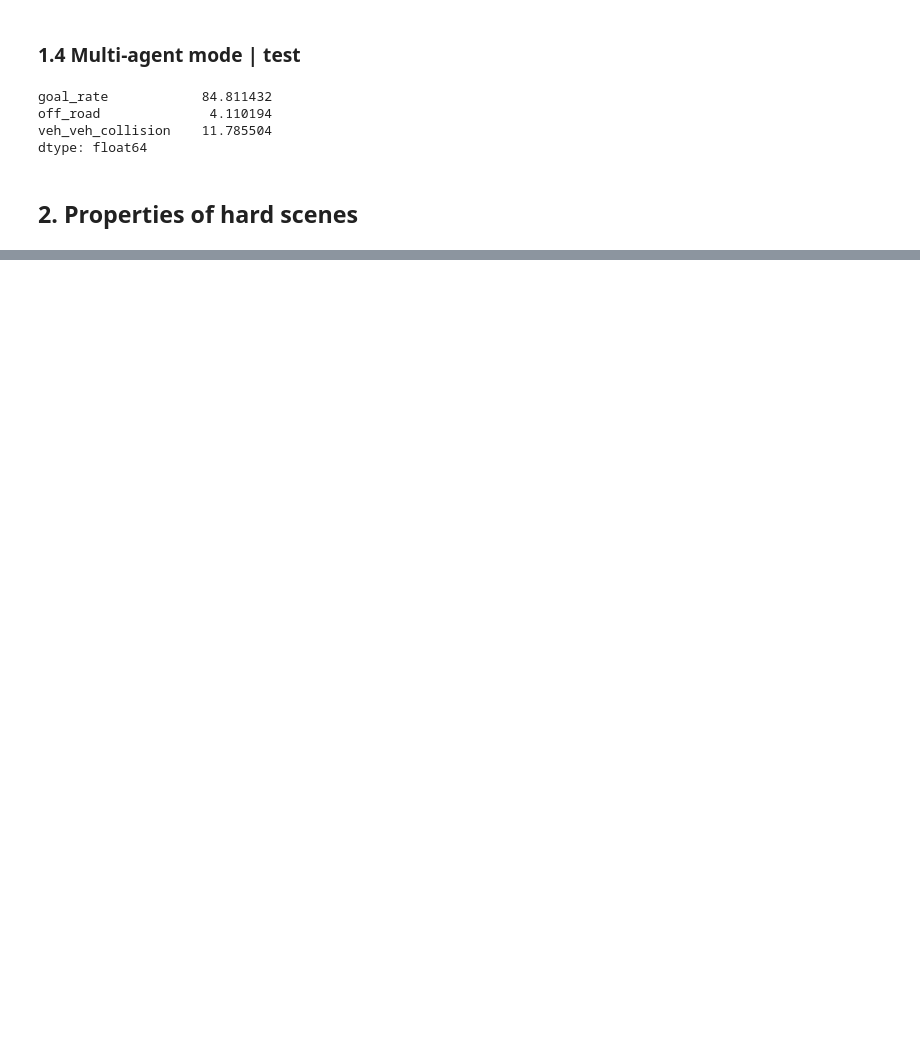
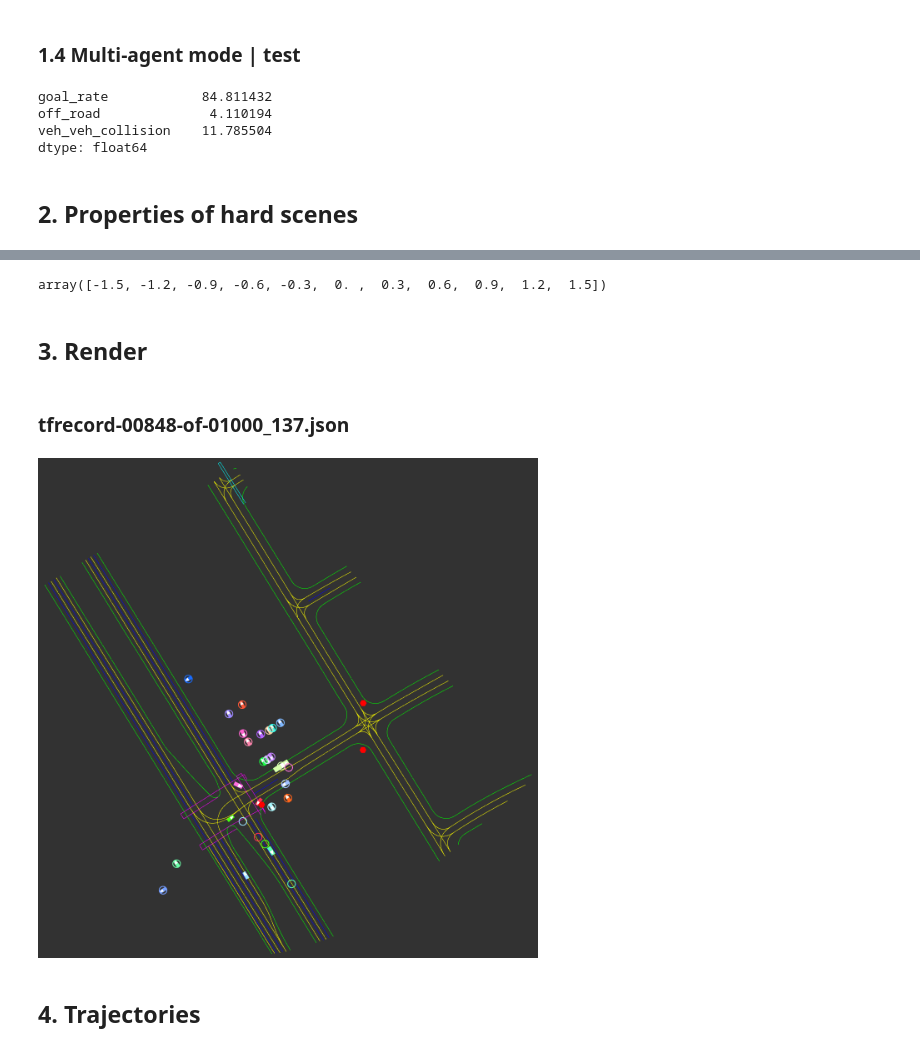
Before and after one commit to facebookresearch/nocturne, a Jupyter notebook: evaluation/policy_performance_analysis.ipynb, the cells around one changed output, grey strips where cells are left out. Drawn from its saved outputs; the diff is of its cells as text; code cells hidden in the pictures; blank space fills up the shorter version.

```diff
--- a/evaluation/policy_performance_analysis.ipynb
+++ b/evaluation/policy_performance_analysis.ipynb
@@ -205,0 +221,53 @@ df_all.groupby('scene_id')[METRICS].sum().sort_values('goal_rate', ascending=Fal
+# %%
+np.linspace(-1.5, 1.5, 11)
+# %% [output]
+array([-1.5, -1.2, -0.9, -0.6, -0.3,  0. ,  0.3,  0.6,  0.9,  1.2,  1.5])
+# %% [markdown]
+## 3. Render
+# %%
+SCENE_NAME = "tfrecord-00848-of-01000_137.json"
+
+env_config.data_path = TRAIN_DATA_PATH
+env = BaseEnv(env_config)
+# %%
+pos_arr = np.zeros((80, 2))
+speed_arr = np.zeros((80))
+steering_arr = np.zeros(80)
+action_acc = np.zeros(80)
+action_ste = np.zeros(80)
+
+obs_dict = env.reset(filename=SCENE_NAME)
+frames = []
+
+for time_step in range(80):
+
+    action_dict = {}
+    for agent_id in obs_dict:
+        # Get observation
+        obs = torch.from_numpy(obs_dict[agent_id]).unsqueeze(dim=0)
+
+        # Get action
+        action, _ = rl_policy.predict(obs, deterministic=True)
+        action_dict[agent_id] = int(action)
+
+
+    if time_step % 4 == 0:
+        with Display(backend="xvfb") as disp:
+            render_scene = env.scenario.getImage(**video_config.render)
+            frames.append(render_scene.T)
+
+    # Step
+    obs_dict, rew_dict, done_dict, info_dict = env.step(action_dict)
+
+    if done_dict['__all__']:
+        break
+# %%
+Path(f"{VIDEO_PATH}/{SCENE_NAME}").parent.mkdir(parents=True, exist_ok=True)
+create_video(frames, f"{VIDEO_PATH}/{SCENE_NAME}.gif", fps=2)
+display(HTML(f"<h3>{SCENE_NAME}</h3>"))
+display_gif(f"{VIDEO_PATH}/{SCENE_NAME}.gif")
+# %% [output]
+tfrecord-00848-of-01000_137.json
+[figure, added]
+# %% [markdown]
+## 4. Trajectories
```
Also changed, not shown: parts of 8 cells of this notebook, 6 other files.
